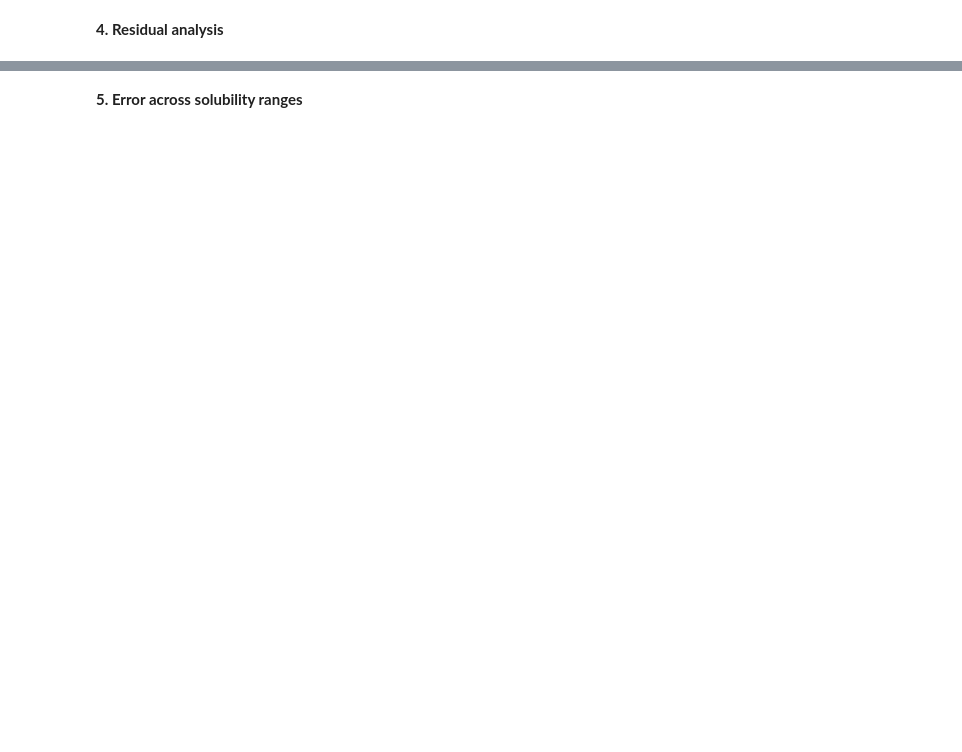
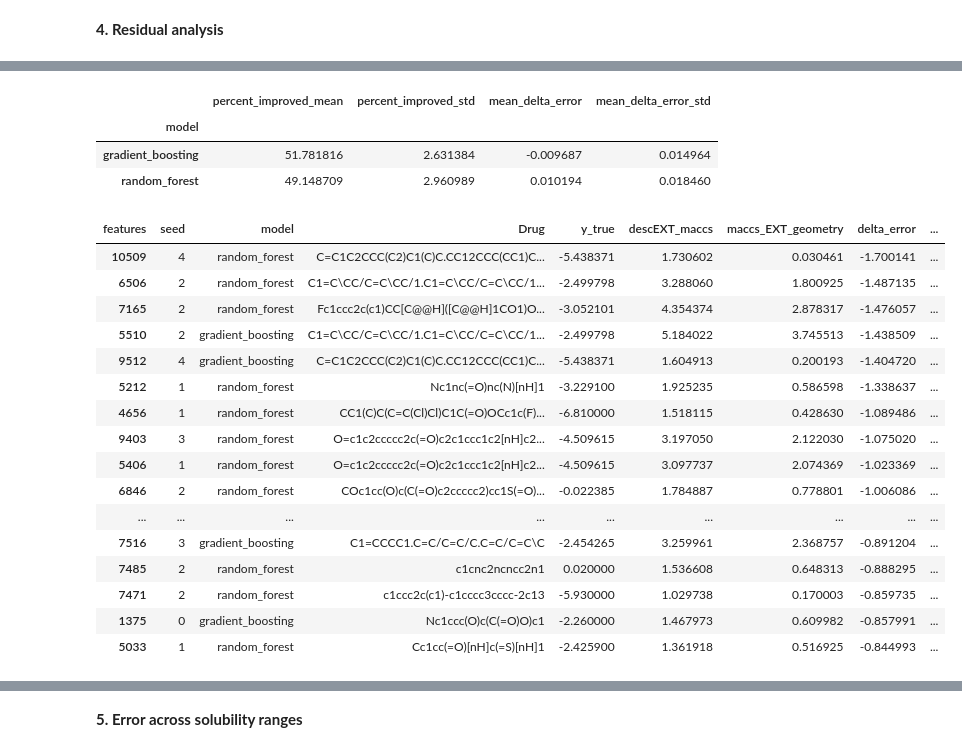
Before and after one commit to alexcorbero/admet-ml, a Jupyter notebook: notebooks/05_model_evaluation.ipynb, the cells around one changed output, grey strips where cells are left out. Drawn from its saved outputs; the diff is of its cells as text; code cells hidden in the pictures; blank space fills up the shorter version.

```diff
--- a/notebooks/05_model_evaluation.ipynb
+++ b/notebooks/05_model_evaluation.ipynb
@@ -265,0 +304,30 @@ for model_name in MODELS:
+# %%
+pred_focus = predictions[
+    predictions["features"].isin(
+        [BASELINE, GEOMETRY]
+    )
+].copy()
+
+pred_focus["absolute_error"] = (
+    pred_focus["y_true"]
+    - pred_focus["y_pred"]
+).abs()
+
+paired_errors = (
+    pred_focus
+    .pivot_table(
+        index=["seed", "model", "Drug", "y_true"],
+        columns="features",
+        values="absolute_error",
+    )
+    .reset_index()
+)
+
+paired_errors["delta_error"] = (
+    paired_errors[GEOMETRY]
+    - paired_errors[BASELINE]
+)
+# %%
+paired_errors["geometry_improves"] = (
+    paired_errors["delta_error"] < 0
+)
@@ -265,0 +365,43 @@ for model_name in MODELS:
+# %%
+model_improvement = (
+    improvement_summary
+    .groupby("model")
+    .agg(
+        percent_improved_mean=("percent_improved", "mean"),
+        percent_improved_std=("percent_improved", "std"),
+        mean_delta_error=("mean_delta_error", "mean"),
+        mean_delta_error_std=("mean_delta_error", "std"),
+    )
+)
+
+model_improvement
+# %% [output]
+|  | percent_improved_mean | percent_improved_std | mean_delta_error | mean_delta_error_std |
+| model |  |  |  |  |
+| gradient_boosting | 51.781816 | 2.631384 | -0.009687 | 0.014964 |
+| random_forest | 49.148709 | 2.960989 | 0.010194 | 0.018460 |
+# %%
+geometry_helps_most = (
+    paired_errors
+    .sort_values("delta_error")
+    .head(20)
+)
+display(geometry_helps_most)
+# %% [output]
+| features | seed | model | Drug | y_true | descEXT_maccs | maccs_EXT_geometry | delta_error | ... |
+| 10509 | 4 | random_forest | C=C1C2CCC(C2)C1(C)C.CC12CCC(CC1)C... | -5.438371 | 1.730602 | 0.030461 | -1.700141 | ... |
+| 6506 | 2 | random_forest | C1=C\CC/C=C\CC/1.C1=C\CC/C=C\CC/1... | -2.499798 | 3.288060 | 1.800925 | -1.487135 | ... |
+| 7165 | 2 | random_forest | Fc1ccc2c(c1)CC[C@@H]([C@@H]1CO1)O... | -3.052101 | 4.354374 | 2.878317 | -1.476057 | ... |
+| 5510 | 2 | gradient_boosting | C1=C\CC/C=C\CC/1.C1=C\CC/C=C\CC/1... | -2.499798 | 5.184022 | 3.745513 | -1.438509 | ... |
+| 9512 | 4 | gradient_boosting | C=C1C2CCC(C2)C1(C)C.CC12CCC(CC1)C... | -5.438371 | 1.604913 | 0.200193 | -1.404720 | ... |
+| 5212 | 1 | random_forest | Nc1nc(=O)nc(N)[nH]1 | -3.229100 | 1.925235 | 0.586598 | -1.338637 | ... |
+| 4656 | 1 | random_forest | CC1(C)C(C=C(Cl)Cl)C1C(=O)OCc1c(F)... | -6.810000 | 1.518115 | 0.428630 | -1.089486 | ... |
+| 9403 | 3 | random_forest | O=c1c2ccccc2c(=O)c2c1ccc1c2[nH]c2... | -4.509615 | 3.197050 | 2.122030 | -1.075020 | ... |
+| 5406 | 1 | random_forest | O=c1c2ccccc2c(=O)c2c1ccc1c2[nH]c2... | -4.509615 | 3.097737 | 2.074369 | -1.023369 | ... |
+| 6846 | 2 | random_forest | COc1cc(O)c(C(=O)c2ccccc2)cc1S(=O)... | -0.022385 | 1.784887 | 0.778801 | -1.006086 | ... |
+| ... | ... | ... | ... | ... | ... | ... | ... | ... |
+| 7516 | 3 | gradient_boosting | C1=CCCC1.C=C/C=C/C.C=C/C=C\C | -2.454265 | 3.259961 | 2.368757 | -0.891204 | ... |
+| 7485 | 2 | random_forest | c1cnc2ncncc2n1 | 0.020000 | 1.536608 | 0.648313 | -0.888295 | ... |
+| 7471 | 2 | random_forest | c1ccc2c(c1)-c1cccc3cccc-2c13 | -5.930000 | 1.029738 | 0.170003 | -0.859735 | ... |
+| 1375 | 0 | gradient_boosting | Nc1ccc(O)c(C(=O)O)c1 | -2.260000 | 1.467973 | 0.609982 | -0.857991 | ... |
+| 5033 | 1 | random_forest | Cc1cc(=O)[nH]c(=S)[nH]1 | -2.425900 | 1.361918 | 0.516925 | -0.844993 | ... |
```
Also changed, not shown: parts of 31 cells of this notebook.
